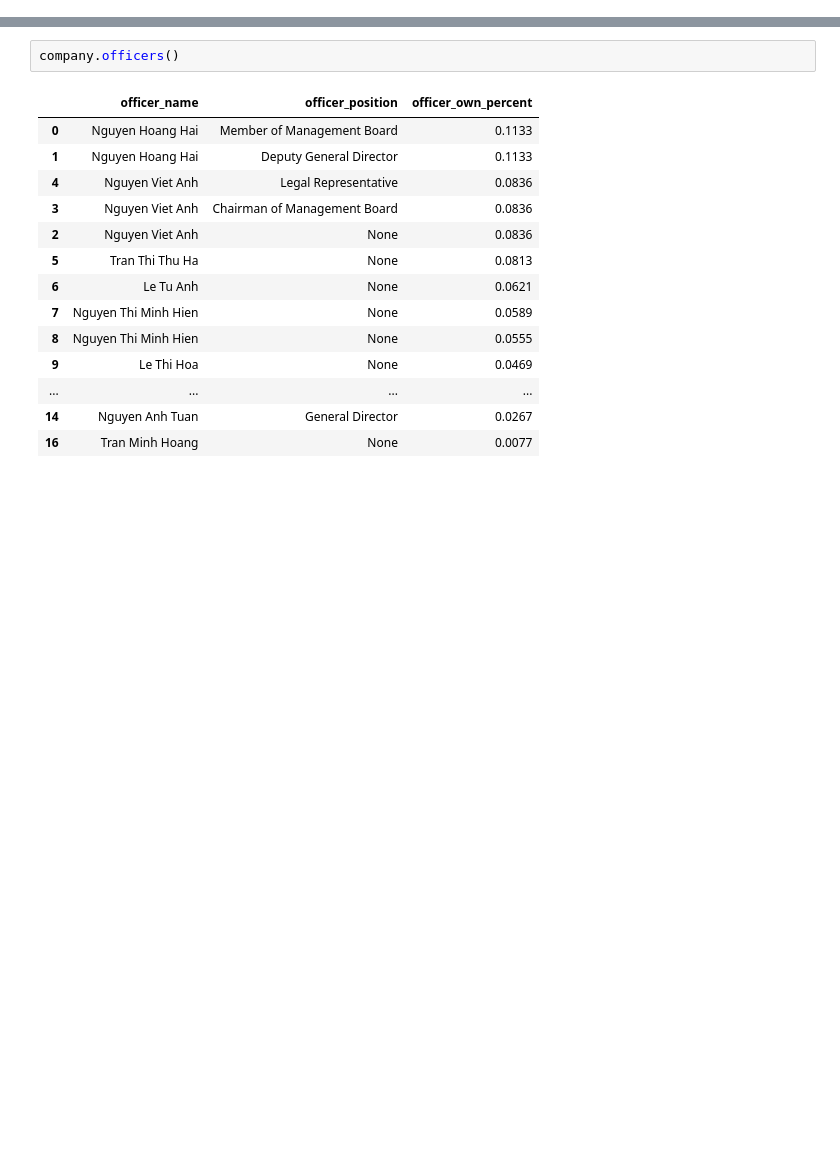
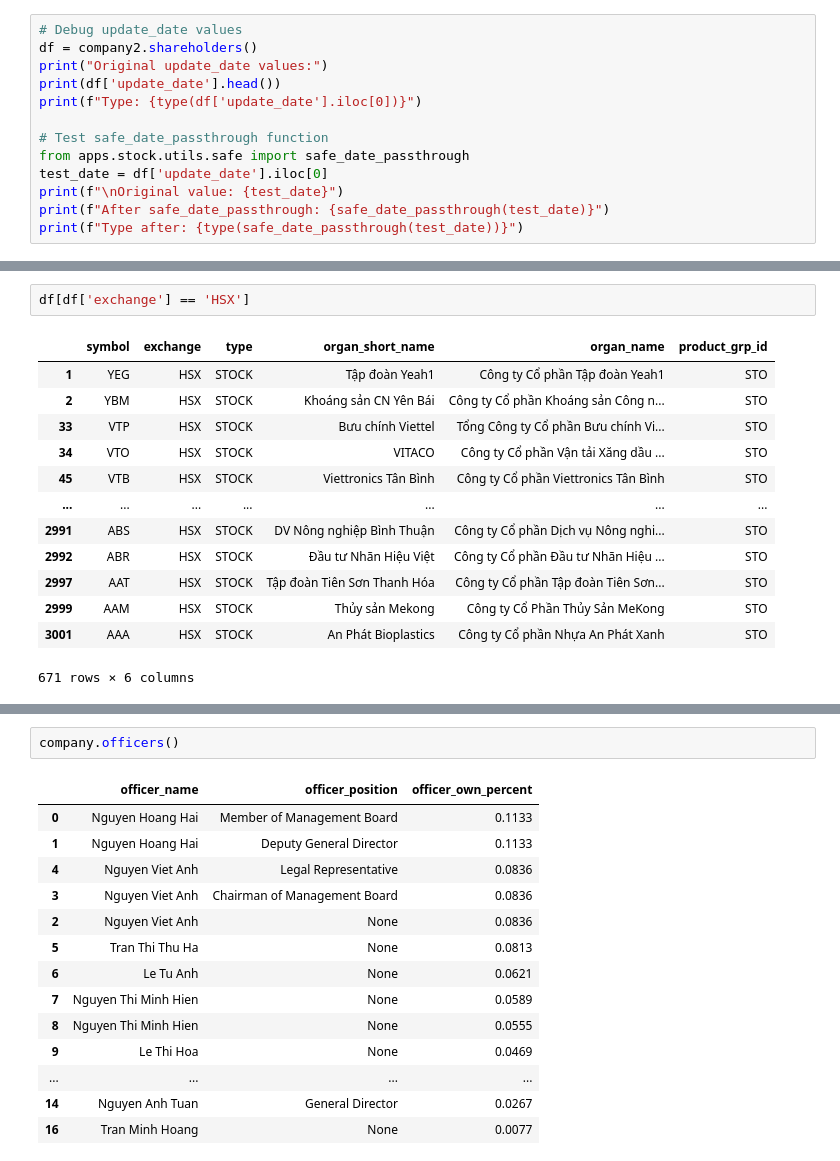
Before and after one commit to tohieu1603/pynews, a Jupyter notebook: readme.ipynb, the cells around one changed output, grey strips where cells are left out. Cells and saved outputs as stored; diff of their text form; blank space fills up the shorter version.

```diff
--- a/readme.ipynb
+++ b/readme.ipynb
@@ -8,0 +54,13 @@ com
+# %%
+# Debug update_date values
+df = company2.shareholders()
+print("Original update_date values:")
+print(df['update_date'].head())
+print(f"Type: {type(df['update_date'].iloc[0])}")
+
+# Test safe_date_passthrough function
+from apps.stock.utils.safe import safe_date_passthrough
+test_date = df['update_date'].iloc[0]
+print(f"\nOriginal value: {test_date}")
+print(f"After safe_date_passthrough: {safe_date_passthrough(test_date)}")
+print(f"Type after: {type(safe_date_passthrough(test_date))}")
@@ -9 +164,17 @@ com
+# %%
+df[df['exchange'] == 'HSX']
+# %% [output]
+|  | symbol | exchange | type | organ_short_name | organ_name | product_grp_id |
+| 1 | YEG | HSX | STOCK | Tập đoàn Yeah1 | Công ty Cổ phần Tập đoàn Yeah1 | STO |
+| 2 | YBM | HSX | STOCK | Khoáng sản CN Yên Bái | Công ty Cổ phần Khoáng sản Công n... | STO |
+| 33 | VTP | HSX | STOCK | Bưu chính Viettel | Tổng Công ty Cổ phần Bưu chính Vi... | STO |
+| 34 | VTO | HSX | STOCK | VITACO | Công ty Cổ phần Vận tải Xăng dầu ... | STO |
+| 45 | VTB | HSX | STOCK | Viettronics Tân Bình | Công ty Cổ phần Viettronics Tân Bình | STO |
+| ... | ... | ... | ... | ... | ... | ... |
+| 2991 | ABS | HSX | STOCK | DV Nông nghiệp Bình Thuận | Công ty Cổ phần Dịch vụ Nông nghi... | STO |
+| 2992 | ABR | HSX | STOCK | Đầu tư Nhãn Hiệu Việt | Công ty Cổ phần Đầu tư Nhãn Hiệu ... | STO |
+| 2997 | AAT | HSX | STOCK | Tập đoàn Tiên Sơn Thanh Hóa | Công ty Cổ phần Tập đoàn Tiên Sơn... | STO |
+| 2999 | AAM | HSX | STOCK | Thủy sản Mekong | Công ty Cổ Phần Thủy Sản MeKong | STO |
+| 3001 | AAA | HSX | STOCK | An Phát Bioplastics | Công ty Cổ phần Nhựa An Phát Xanh | STO |
+671 rows × 6 columns
 # %%
```
Also changed, not shown: parts of 11 cells of this notebook, 13 other files.
